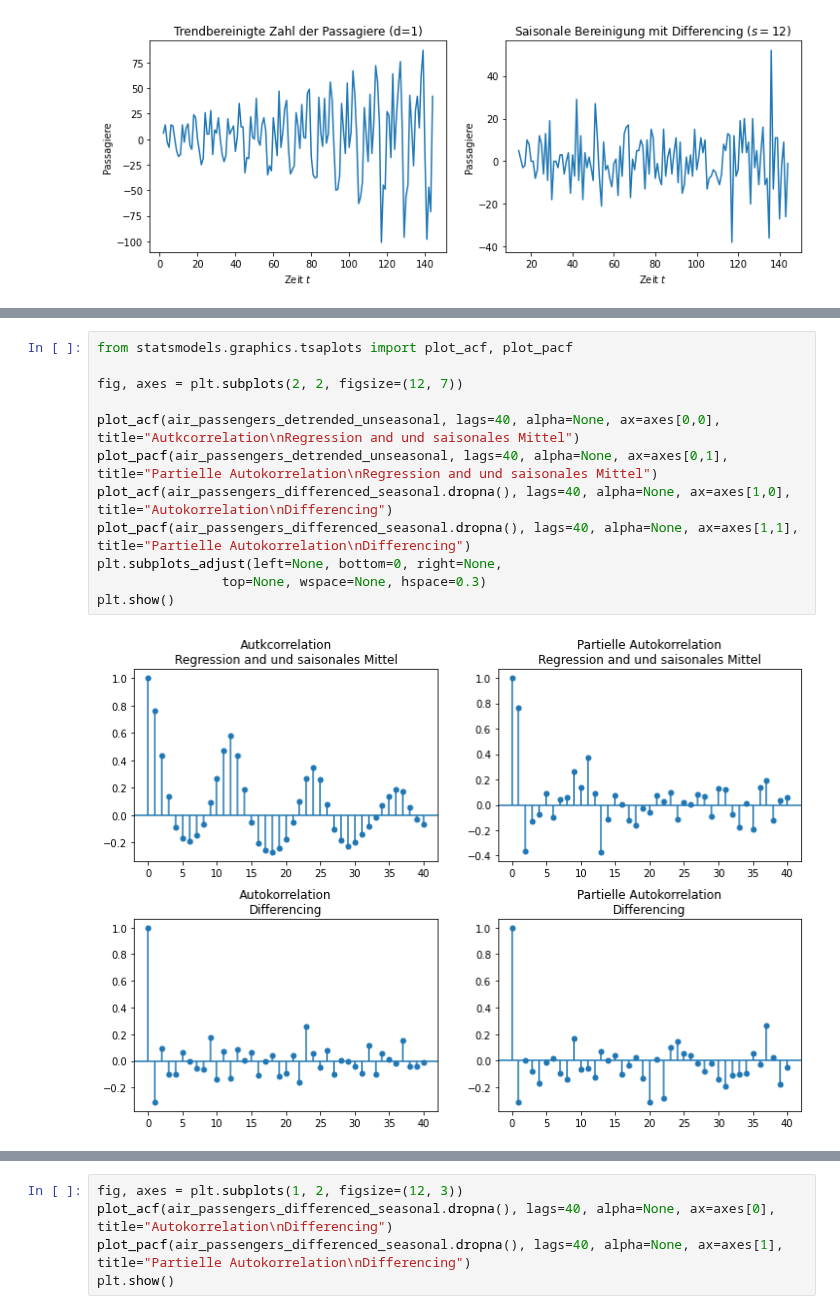
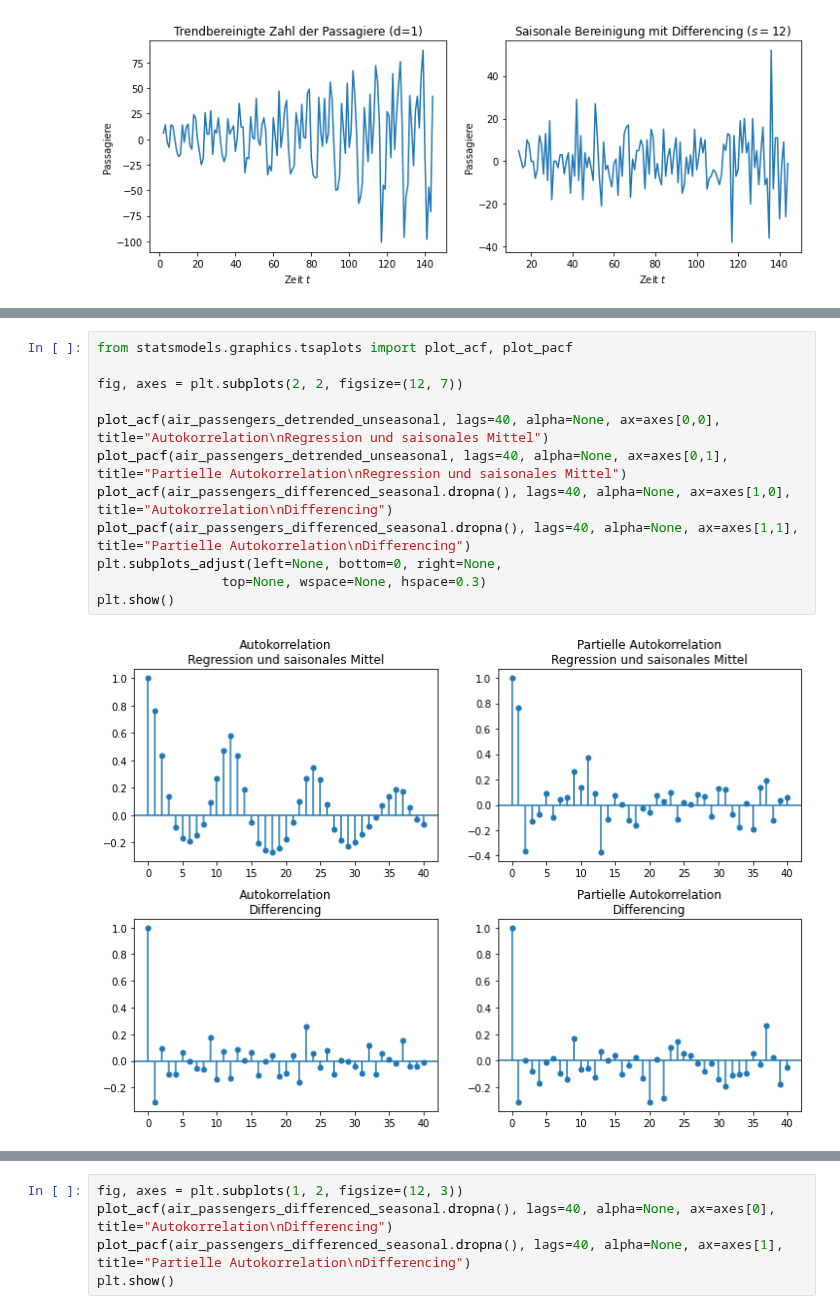
Before and after one commit to sherbold/data-science-crashkurs, a Jupyter notebook: content/chapters/kapitel_09.ipynb, the cells around one changed output, grey strips where cells are left out. Saved outputs shown, nothing was run; the diff lists cells and outputs as text.

```diff
--- a/content/chapters/kapitel_09.ipynb
+++ b/content/chapters/kapitel_09.ipynb
@@ -268,15 +269,15 @@ Das heißt jedoch nicht, dass es nicht auch noch einen direkten Zusammenhang zwi
 # %%
 from statsmodels.graphics.tsaplots import plot_acf, plot_pacf
 
 fig, axes = plt.subplots(2, 2, figsize=(12, 7))
 
-plot_acf(air_passengers_detrended_unseasonal, lags=40, alpha=None, ax=axes[0,0], title="Autkcorrelation\nRegression and und saisonales Mittel")
-plot_pacf(air_passengers_detrended_unseasonal, lags=40, alpha=None, ax=axes[0,1], title="Partielle Autokorrelation\nRegression and und saisonales Mittel")
+plot_acf(air_passengers_detrended_unseasonal, lags=40, alpha=None, ax=axes[0,0], title="Autokorrelation\nRegression und saisonales Mittel")
+plot_pacf(air_passengers_detrended_unseasonal, lags=40, alpha=None, ax=axes[0,1], title="Partielle Autokorrelation\nRegression und saisonales Mittel")
 plot_acf(air_passengers_differenced_seasonal.dropna(), lags=40, alpha=None, ax=axes[1,0], title="Autokorrelation\nDifferencing")
 plot_pacf(air_passengers_differenced_seasonal.dropna(), lags=40, alpha=None, ax=axes[1,1], title="Partielle Autokorrelation\nDifferencing")
 plt.subplots_adjust(left=None, bottom=0, right=None,
                 top=None, wspace=None, hspace=0.3)
 plt.show()
 # %% [output]
-[figure, old version]
+[figure, new version]
 # %% [markdown]
```
Also changed, not shown: parts of 18 cells of this notebook, 18 other files.
